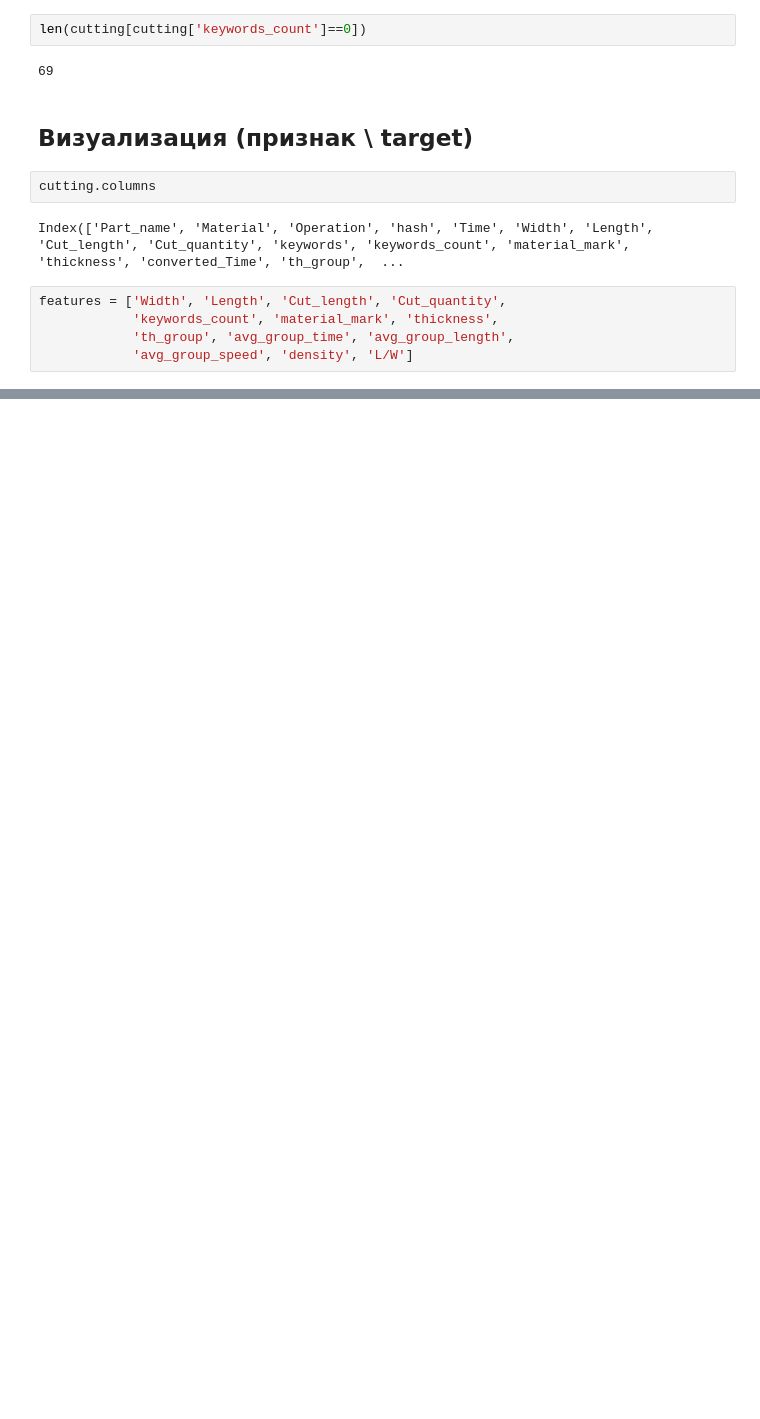
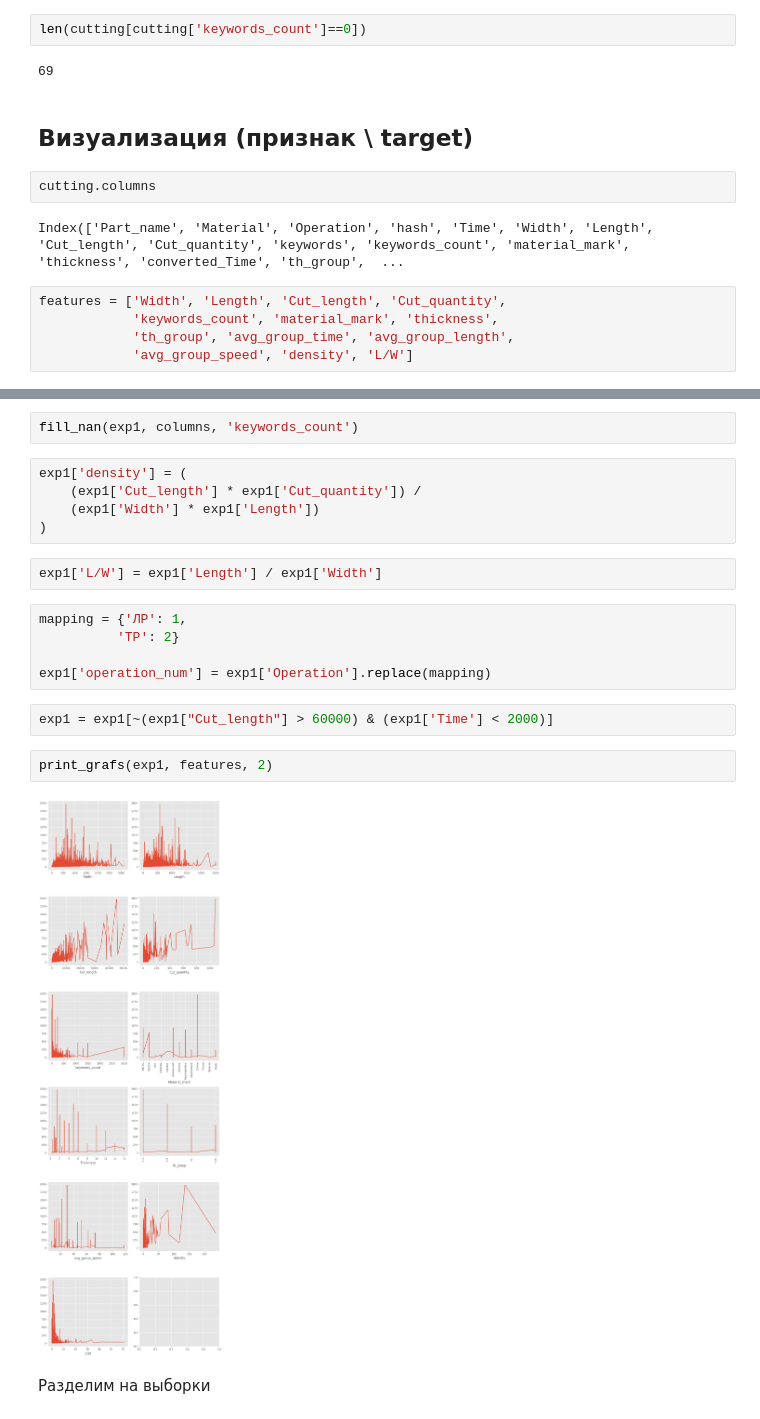
Before and after one commit to MikhailBuimov/laser_cutting, a Jupyter notebook: notebooks/laser_cutting.ipynb, the cells around one changed output, grey strips where cells are left out. Saved outputs shown, nothing was run; the diff lists cells and outputs as text; blank space fills up the shorter version.

```diff
--- a/notebooks/laser_cutting.ipynb
+++ b/notebooks/laser_cutting.ipynb
@@ -1341,0 +1720,22 @@ plt.show()
+# %%
+fill_nan(exp1, columns, 'keywords_count')
+# %%
+exp1['density'] = (
+    (exp1['Cut_length'] * exp1['Cut_quantity']) /
+    (exp1['Width'] * exp1['Length'])
+)
+# %%
+exp1['L/W'] = exp1['Length'] / exp1['Width']
+# %%
+mapping = {'ЛР': 1,
+          'ТР': 2}
+
+exp1['operation_num'] = exp1['Operation'].replace(mapping)
+# %%
+exp1 = exp1[~(exp1["Cut_length"] > 60000) & (exp1['Time'] < 2000)]
+# %%
+print_grafs(exp1, features, 2)
+# %% [output]
+[figure, added]
+# %% [markdown]
+Разделим на выборки
```
Also changed, not shown: parts of 80 cells of this notebook.
